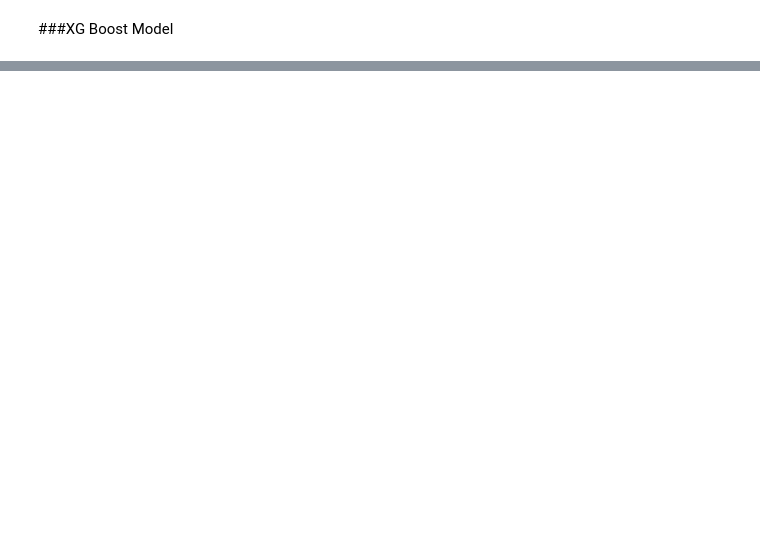
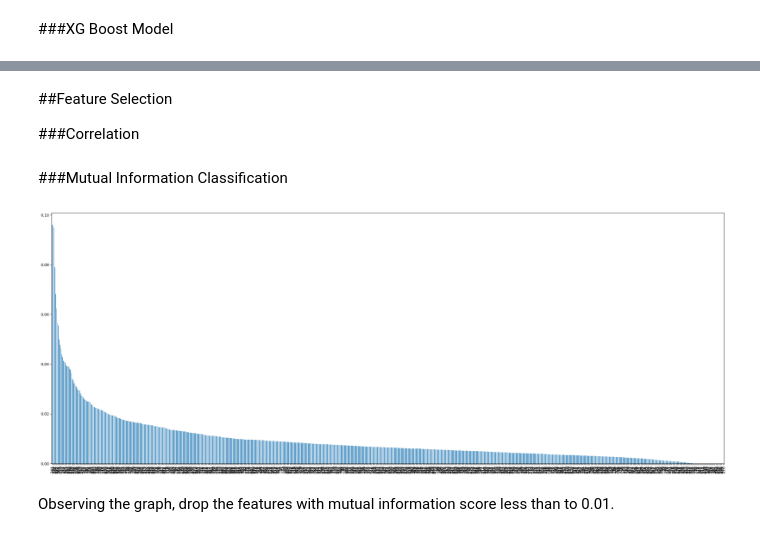
Before and after one commit to sasithak/CS4622-Project, a Jupyter notebook: level_7/level_7.ipynb, the cells around one changed output, grey strips where cells are left out. Drawn from its saved outputs; the diff is of its cells as text; code cells hidden in the pictures; blank space fills up the shorter version.

```diff
--- a/level_7/level_7.ipynb
+++ b/level_7/level_7.ipynb
@@ -451,0 +648,6 @@ F1 Score:      0.9600
+# %%
+x_label_3 = train.iloc[:, : -4]
+y_label_3 = train["label_3"]
+x_valid_label_3 = valid.iloc[:, : -4]
+y_valid_label_3 = valid["label_3"]
+x_test_label_3 = test.iloc[:, 1:]
@@ -451,0 +662,3 @@ F1 Score:      0.9600
+# %%
+smote = SMOTE(sampling_strategy='auto', random_state=42)
+x_label_3_resampled, y_label_3_resampled = smote.fit_resample(x_label_3, y_label_3)
@@ -451,0 +669,16 @@ F1 Score:      0.9600
+# %% [markdown]
+##Feature Selection
+
+###Correlation
+# %%
+x_label_3_resampled = x_label_3_resampled.drop(corr, axis = 1)
+x_valid_label_3 = x_valid_label_3.drop(corr, axis = 1)
+x_test_label_3 = x_test_label_3.drop(corr, axis = 1)
+# %% [markdown]
+###Mutual Information Classification
+# %%
+mi_label_3 = plot_mi(x_label_3_resampled, y_label_3_resampled)
+# %% [output]
+[figure, added]
+# %% [markdown]
+Observing the graph, drop the features with mutual information score less than to 0.01.
```
Also changed, not shown: parts of 111 cells of this notebook, 1 other file.
